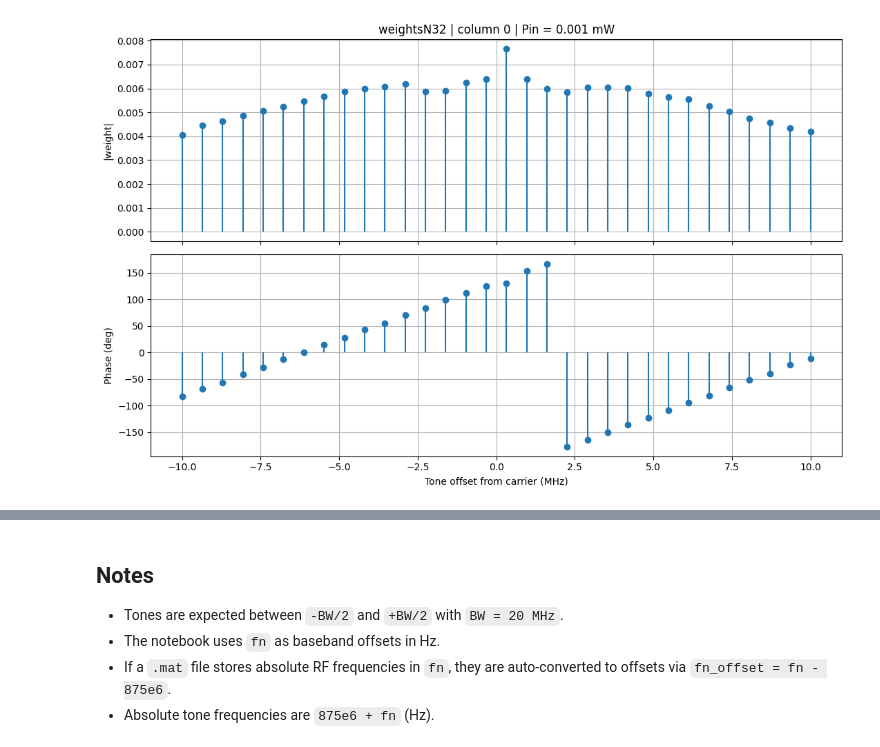
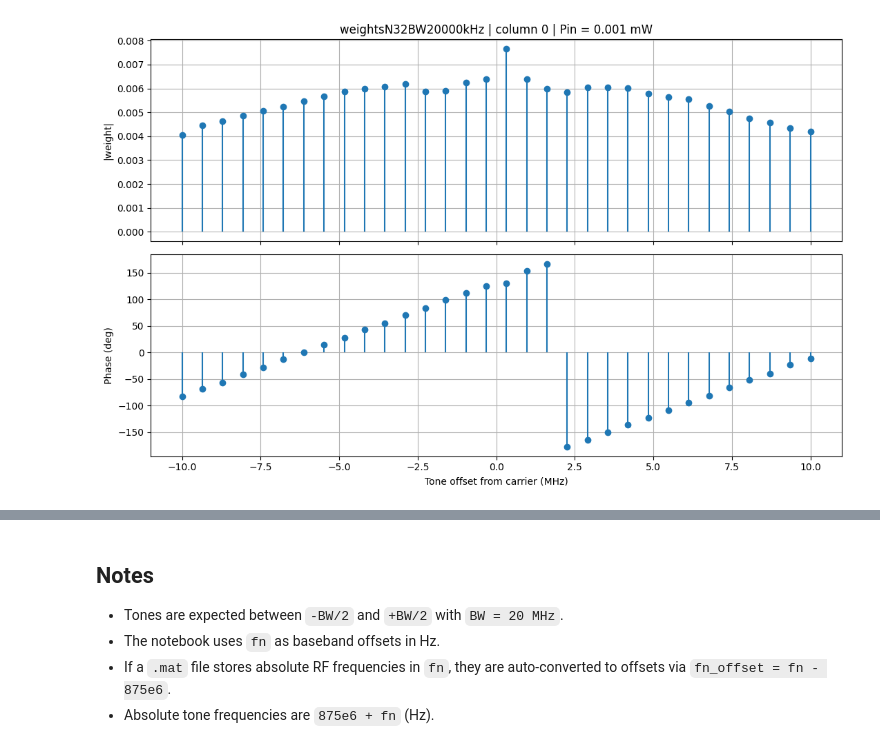
Before and after one commit to AMBIENT-6G/RF-waveform-optimization, a Jupyter notebook: read_weights_mat_files.ipynb, the cells around one changed output, grey strips where cells are left out. Saved outputs shown, nothing was run; the diff lists cells and outputs as text; code cells hidden in the pictures.

```diff
--- a/read_weights_mat_files.ipynb
+++ b/read_weights_mat_files.ipynb
@@ -27,10 +32,10 @@ except Exception as exc:
 plt.rcParams["figure.figsize"] = (10, 4)
 plt.rcParams["axes.grid"] = True
 # %%
-BW_HZ = 20e6
 FC_HZ = 875e6
-DATA_DIR = Path(".")
+DATA_DIR = Path("weights")
 
 print(f"Data dir: {DATA_DIR.resolve()}")
-print(f"Assumed bandwidth: {BW_HZ/1e6:.1f} MHz, carrier: {FC_HZ/1e6:.1f} MHz")
+print(f"Carrier frequency: {FC_HZ/1e6:.1f} MHz")
+print("Bandwidth/sample rate are parsed from filenames: weightsN{N}BW{BW_kHz}.mat")
 # %% [output]
@@ -103,9 +132,12 @@ def load_waveform_file(path: Path) -> dict:
         "f_abs_Hz": FC_HZ + fn,
     }
 # %%
-mat_files = sorted(DATA_DIR.glob("weightsN*.mat"), key=parse_n_tones)
+mat_files = sorted(
+    DATA_DIR.glob("weightsN*BW*.mat"),
+    key=lambda p: (parse_file_info(p)["bw_khz"], parse_file_info(p)["n_tones"]),
+)
 if not mat_files:
-    raise FileNotFoundError("No files matching weightsN*.mat found in the current directory.")
+    raise FileNotFoundError("No files matching weightsN*BW*.mat found in weights/.")
 
 waveforms = [load_waveform_file(p) for p in mat_files]
 print(f"Loaded {len(waveforms)} files: {[w['file'].name for w in waveforms]}")
@@ -135,31 +174,35 @@ summary
 # %%
 # Choose one waveform and one power-index column for detailed frequency-domain visualization.
 selected_n_tones = 32
+selected_bw_khz = 20000
 selected_power_idx = 0
 
-wf = next((w for w in waveforms if w["n_tones"] == selected_n_tones), None)
+wf = next(
+    (w for w in waveforms if w["n_tones"] == selected_n_tones and w["bw_khz"] == selected_bw_khz),
+    None,
+)
 if wf is None:
-    available = [w["n_tones"] for w in waveforms]
-    raise ValueError(f"N={selected_n_tones} not available. Choose from {available}")
+    available = sorted((w["n_tones"], w["bw_khz"]) for w in waveforms)
+    raise ValueError(f"(N,BW_kHz)=({selected_n_tones},{selected_bw_khz}) not available. Choose from {available}")
 
 selected_power_idx = int(np.clip(selected_power_idx, 0, wf["weights"].shape[1] - 1))
 tone_offsets_mhz = wf["fn"] / 1e6
 w_col = wf["weights"][:, selected_power_idx]
 
 fig, ax = plt.subplots(2, 1, figsize=(11, 7), sharex=True)
 ax[0].stem(tone_offsets_mhz, np.abs(w_col), basefmt=" ")
 ax[0].set_ylabel("|weight|")
 ax[0].set_title(
-    f"weightsN{wf['n_tones']} | column {selected_power_idx} | "
+    f"weightsN{wf['n_tones']}BW{wf['bw_khz']}kHz | column {selected_power_idx} | "
     f"Pin = {wf['inPwrVec_mW'][selected_power_idx]:.3f} mW"
 )
 
 ax[1].stem(tone_offsets_mhz, np.angle(w_col, deg=True), basefmt=" ")
 ax[1].set_xlabel("Tone offset from carrier (MHz)")
 ax[1].set_ylabel("Phase (deg)")
 plt.tight_layout()
 # %% [output]
-[figure, old version]
+[figure, new version]
 # %%
 # All waveforms on one figure with different colors.
 fig, ax = plt.subplots(figsize=(9, 5))
```
Also changed, not shown: parts of 11 cells of this notebook, 19 other files.
